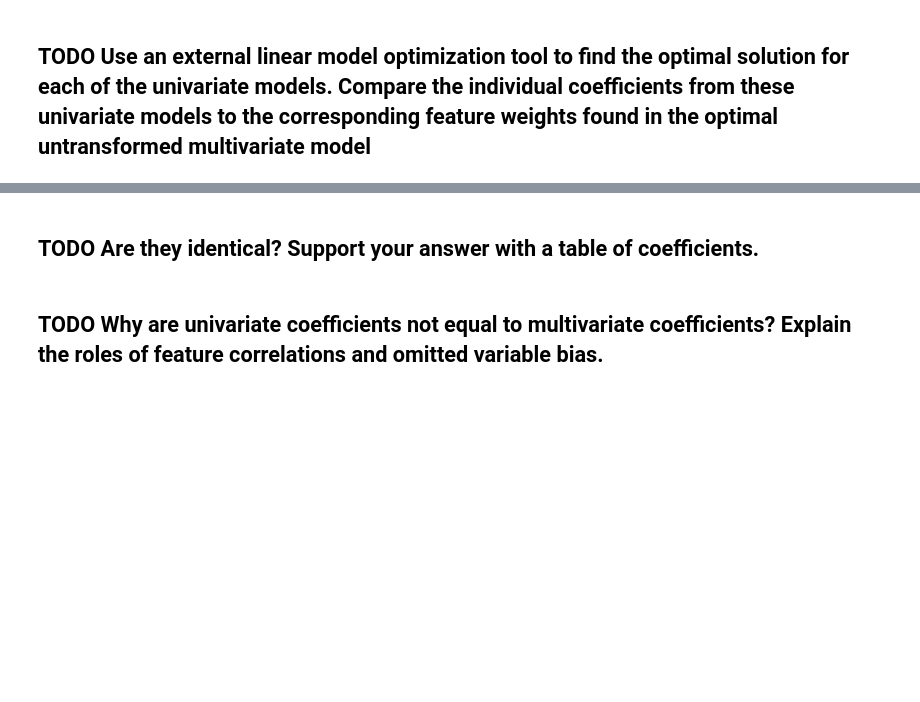
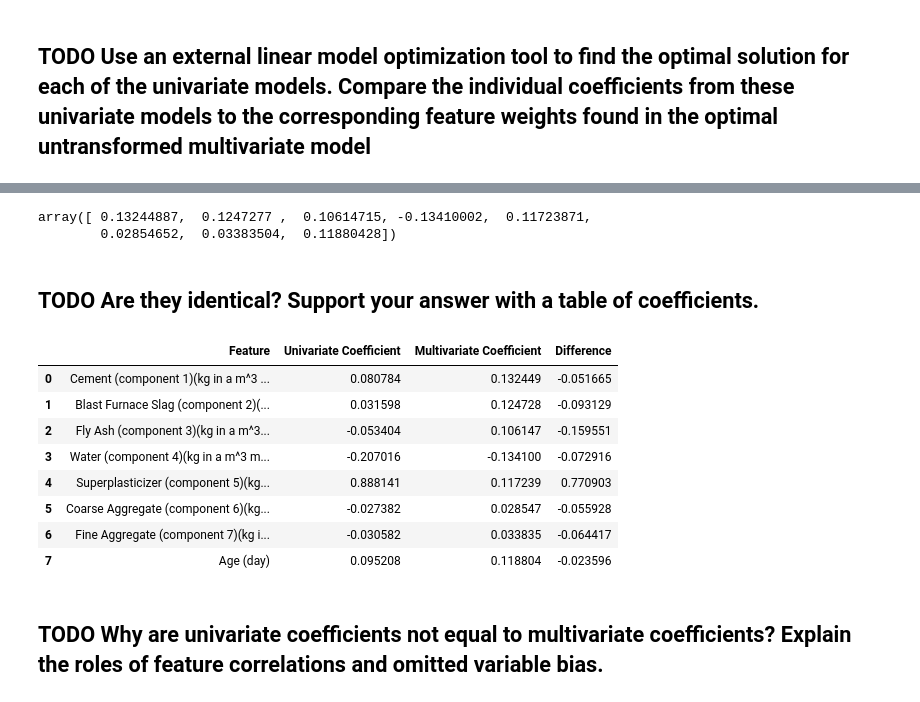
Before and after one commit to laurenlal/cse5104-project1, a Jupyter notebook: main.ipynb, the cells around one changed output, grey strips where cells are left out. Saved outputs shown, nothing was run; the diff lists cells and outputs as text; code cells hidden in the pictures; blank space fills up the shorter version.

Commit message:
finished univariate / multivariate

```diff
--- a/main.ipynb
+++ b/main.ipynb
@@ -368,3 +469,15 @@ print(feature_names)
 #answerhere
 # %% [markdown]
 ## TODO Use an external linear model optimization tool to find the optimal solution for each of the univariate models.  Compare the individual coefficients from these univariate models to the corresponding feature weights found in the optimal untransformed multivariate model
+# %%
+##codehere
+uni_coef = []
+
+for i in range(len(feature_names)):
+    X_uni = X_train[:, [i]]
+    model_uni = LinearRegression()
+    model_uni.fit(X_uni, y_train)
+    uni_coef.append(float(model_uni.coef_[0]))
+
+
+uni_coef
@@ -371,9 +493,41 @@ print(feature_names)
+# %%
+#multimodel
+model_multi = LinearRegression()
+model_multi.fit(X_train, y_train)
+multi_coef = model_multi.coef_
+
+multi_coef
+# %% [output]
+array([ 0.13244887,  0.1247277 ,  0.10614715, -0.13410002,  0.11723871,
+        0.02854652,  0.03383504,  0.11880428])
 # %%
 ##codehere
 # %% [markdown]
 ## TODO Are they identical? Support your answer with a table of coefficients.
 # %%
 ##code here
+coef_df = pd.DataFrame({
+    "Feature": feature_names,
+    "Univariate Coefficient": uni_coef,
+    "Multivariate Coefficient": multi_coef
+})
+
+coef_df["Difference"] = (
+    coef_df["Univariate Coefficient"]
+    - coef_df["Multivariate Coefficient"]
+)
+
+coef_df
+# %% [output]
+|  | Feature | Univariate Coefficient | Multivariate Coefficient | Difference |
+| 0 | Cement (component 1)(kg in a m^3 ... | 0.080784 | 0.132449 | -0.051665 |
+| 1 | Blast Furnace Slag (component 2)(... | 0.031598 | 0.124728 | -0.093129 |
+| 2 | Fly Ash (component 3)(kg in a m^3... | -0.053404 | 0.106147 | -0.159551 |
+| 3 | Water (component 4)(kg in a m^3 m... | -0.207016 | -0.134100 | -0.072916 |
+| 4 | Superplasticizer (component 5)(kg... | 0.888141 | 0.117239 | 0.770903 |
+| 5 | Coarse Aggregate (component 6)(kg... | -0.027382 | 0.028547 | -0.055928 |
+| 6 | Fine Aggregate (component 7)(kg i... | -0.030582 | 0.033835 | -0.064417 |
+| 7 | Age (day) | 0.095208 | 0.118804 | -0.023596 |
 # %% [markdown]
 ## TODO Why are univariate coefficients not equal to multivariate coefficients? Explain the roles of feature correlations and omitted variable bias.
 # %% [markdown]
```
Also changed, not shown: parts of 15 cells of this notebook.
